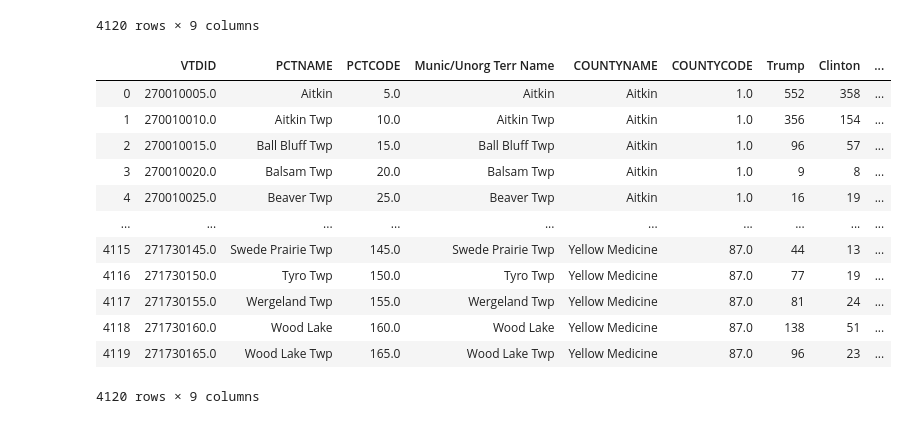
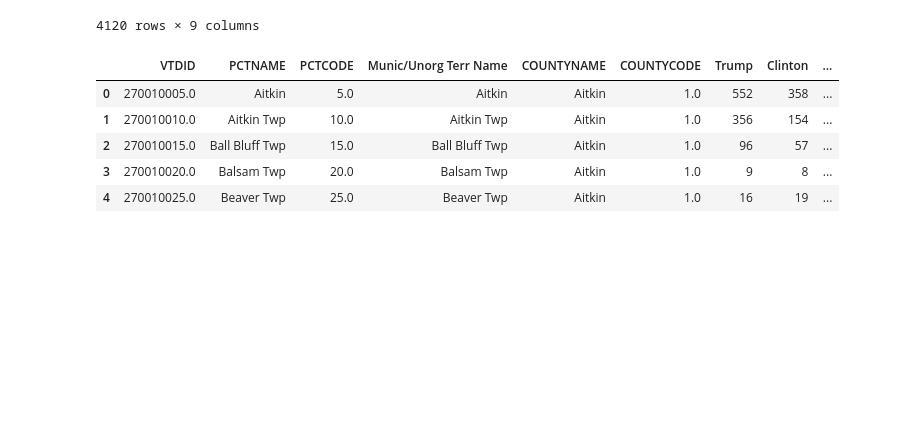
Before and after one commit to VallieTracy/Pres-Election-Partisan-Breakdown, a Jupyter notebook: precincts_main.ipynb, the cells around one changed output. Drawn from its saved outputs; the diff is of its cells as text; code cells hidden in the pictures; blank space fills up the shorter version.

```diff
--- a/precincts_main.ipynb
+++ b/precincts_main.ipynb
@@ -173,22 +210,15 @@ prec_df
 # %%
 prec_df = prec_df.rename(columns = {'MCDNAME': 'Munic/Unorg Terr Name',
                                     'USPRSR': 'Trump', 'USPRSDFL': 'Clinton',
                                     'USPRSTOTAL': 'Total Votes'})
-prec_df
+prec_df.head()
 # %% [output]
 |  | VTDID | PCTNAME | PCTCODE | Munic/Unorg Terr Name | COUNTYNAME | COUNTYCODE | Trump | Clinton | ... |
 | 0 | 270010005.0 | Aitkin | 5.0 | Aitkin | Aitkin | 1.0 | 552 | 358 | ... |
 | 1 | 270010010.0 | Aitkin Twp | 10.0 | Aitkin Twp | Aitkin | 1.0 | 356 | 154 | ... |
 | 2 | 270010015.0 | Ball Bluff Twp | 15.0 | Ball Bluff Twp | Aitkin | 1.0 | 96 | 57 | ... |
 | 3 | 270010020.0 | Balsam Twp | 20.0 | Balsam Twp | Aitkin | 1.0 | 9 | 8 | ... |
 | 4 | 270010025.0 | Beaver Twp | 25.0 | Beaver Twp | Aitkin | 1.0 | 16 | 19 | ... |
-| ... | ... | ... | ... | ... | ... | ... | ... | ... | ... |
-| 4115 | 271730145.0 | Swede Prairie Twp | 145.0 | Swede Prairie Twp | Yellow Medicine | 87.0 | 44 | 13 | ... |
-| 4116 | 271730150.0 | Tyro Twp | 150.0 | Tyro Twp | Yellow Medicine | 87.0 | 77 | 19 | ... |
-| 4117 | 271730155.0 | Wergeland Twp | 155.0 | Wergeland Twp | Yellow Medicine | 87.0 | 81 | 24 | ... |
-| 4118 | 271730160.0 | Wood Lake | 160.0 | Wood Lake | Yellow Medicine | 87.0 | 138 | 51 | ... |
-| 4119 | 271730165.0 | Wood Lake Twp | 165.0 | Wood Lake Twp | Yellow Medicine | 87.0 | 96 | 23 | ... |
-4120 rows × 9 columns
 # %%
 prec_df['Trump %'] = ((prec_df['Trump'] / prec_df['Total Votes']) * 100).round(2)
 prec_df['Clinton %'] = ((prec_df['Clinton'] / prec_df['Total Votes']) * 100).round(2)
```
Also changed, not shown: parts of 22 cells of this notebook.
